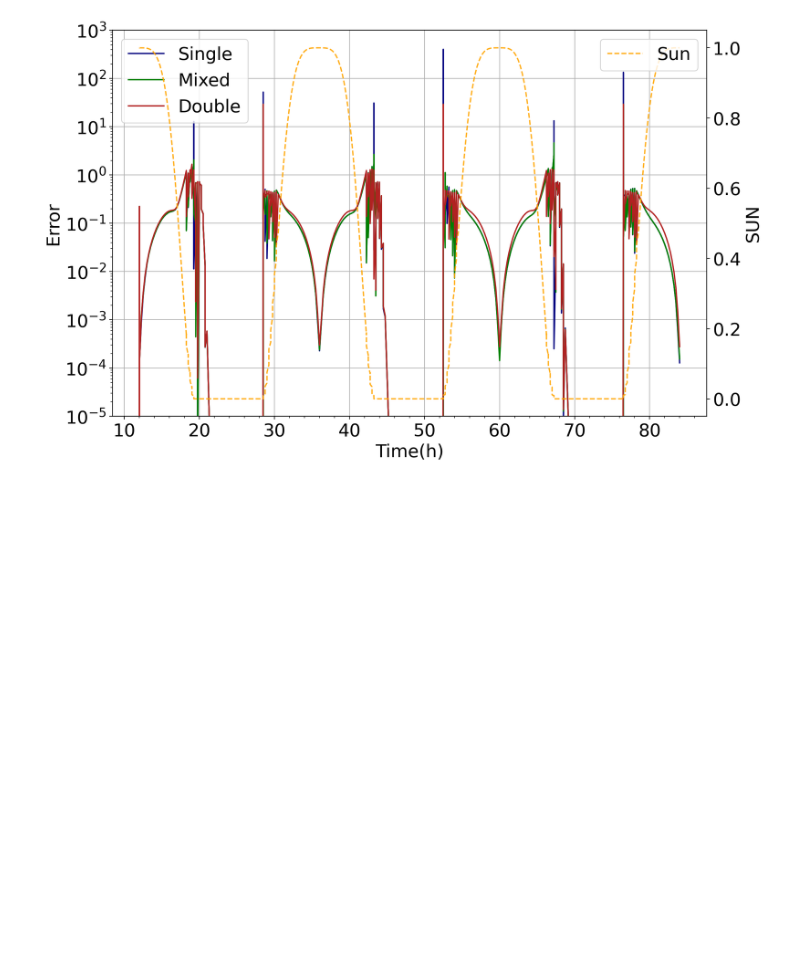
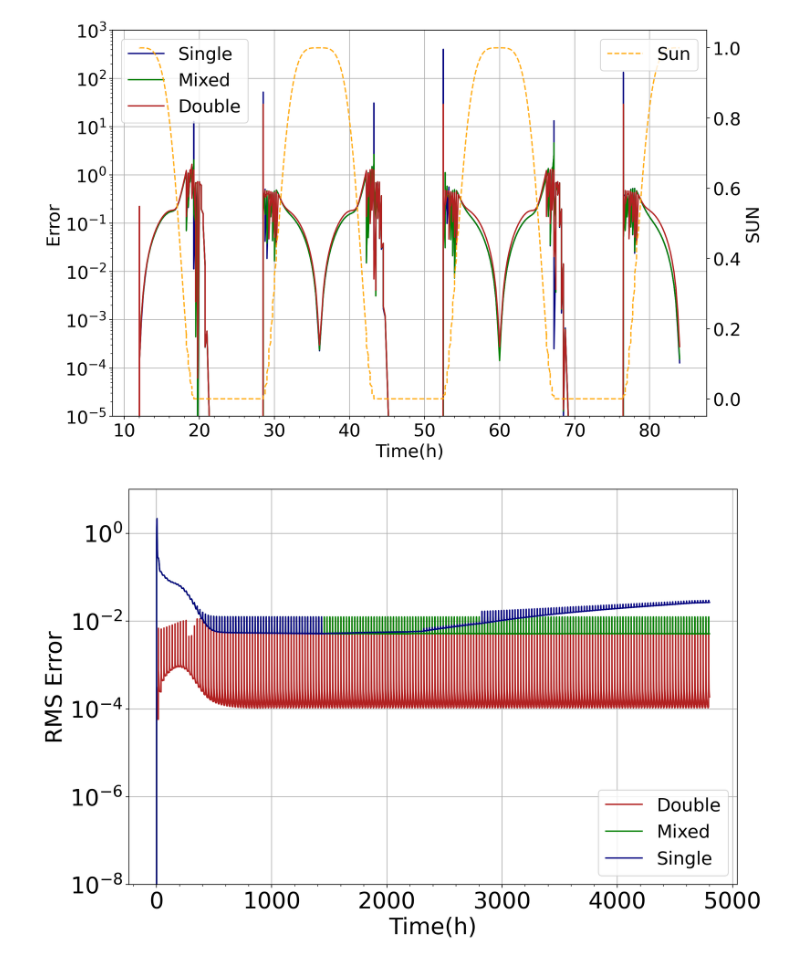
Before and after one commit to kyriacossofocleous/KPP, a Jupyter notebook: Graphs.ipynb, the cells around one changed output. Saved outputs shown, nothing was run; the diff lists cells and outputs as text; code cells hidden in the pictures; blank space fills up the shorter version.

Commit message:
added script for graphs

```diff
--- a/Graphs.ipynb
+++ b/Graphs.ipynb
@@ -65,3 +46,69 @@ ax2.legend(loc = "upper right", fontsize=20)
 plt.show()
 # %% [output]
 [figure]
+# %%
+model = "cbm4"
+species = 32
+# %%
+concentrations_ref = np.loadtxt(("%s/%s_ref/%s_ref.dat" % (os.getcwd(),model, model)),usecols=range(1,species+1))
+concentrations_double = np.loadtxt(("%s/%s_dp/%s_dp.dat" % (os.getcwd(),model, model)),usecols=range(1,species+1))
+concentrations_single = np.loadtxt(("%s/%s_sp/%s_sp.dat" % (os.getcwd(),model, model)),usecols=range(1,species+1))
+concentrations_mixed = np.loadtxt(("%s/%s_mp/%s_mp.dat" % (os.getcwd(),model, model)),usecols=range(1,species+1))
+t_ref = np.loadtxt(("%s/%s_ref/%s_ref.dat" % (os.getcwd(),model,model)),usecols=0)
+# %%
+rms_single = np.zeros(len(concentrations_single))
+rms_double = np.zeros(len(concentrations_double))
+rms_mixed = np.zeros(len(concentrations_mixed))
+
+for i in range(len(concentrations_single)):
+    sum1_single = 0.0
+    sum2_single = 0.0
+
+    for d in range (species):
+        if concentrations_ref[i][d] > 1e-38:
+            sum1_single = sum1_single + (((concentrations_single[i][d]-concentrations_ref[i][d])/concentrations_ref[i][d])**2*concentrations_ref[i][d])
+            sum2_single = sum2_single + concentrations_ref[i][d]
+
+    rms_single[i] = math.sqrt(sum1_single/sum2_single)
+
+for i in range(len(concentrations_double)):
+    sum1_double = 0.0
+    sum2_double = 0.0
+    for d in range (species):
+        if concentrations_ref[i][d] > 1e-38:
+            sum1_double = sum1_double + (((concentrations_double[i][d]-concentrations_ref[i][d])/concentrations_ref[i][d])**2*concentrations_ref[i][d])
+            sum2_double = sum2_double + concentrations_ref[i][d]
+
+    rms_double[i] = math.sqrt(sum1_double/sum2_double)
+
+
+for i in range(len(concentrations_mixed)):
+    sum1_mixed = 0.0
+    sum2_mixed = 0.0
+    for d in range (species):
+        if concentrations_ref[i][d] > 1e-38:
+            sum1_mixed = sum1_mixed + (((concentrations_mixed[i][d]-concentrations_ref[i][d])/concentrations_ref[i][d])**2*concentrations_ref[i][d])
+            sum2_mixed = sum2_mixed + concentrations_ref[i][d]
+
+    rms_mixed[i] = math.sqrt(sum1_mixed/sum2_mixed)
+
+
+plt.figure(figsize=(12,8),dpi=200)
+
+
+plt.plot(t_ref,rms_double, label='Double', color = 'firebrick')
+plt.plot(t_ref,rms_mixed, label='Mixed', color = 'green')
+plt.plot(t_ref,rms_single, label='Single', color = 'navy')
+
+plt.xlabel('Time(h)', fontsize=25)
+plt.ylabel('RMS Error', fontsize=25)
+plt.yscale('log')
+plt.yticks(fontsize=25,)
+plt.xticks(fontsize=25,)
+
+plt.legend(loc ="lower right", fontsize=20)
+plt.grid()
+plt.ylim([1e-8,1e+1])
+plt.minorticks_on()
+# %% [output]
+[figure, added]
```
Also changed, not shown: parts of 6 cells of this notebook, 27 other files.
